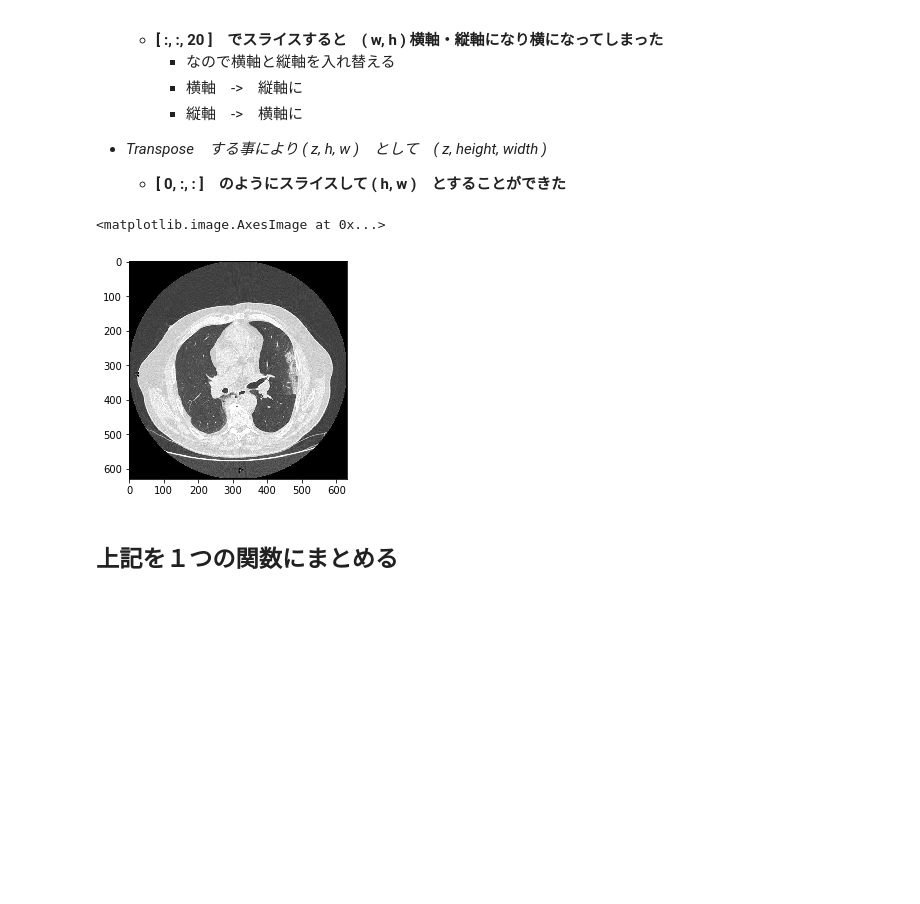
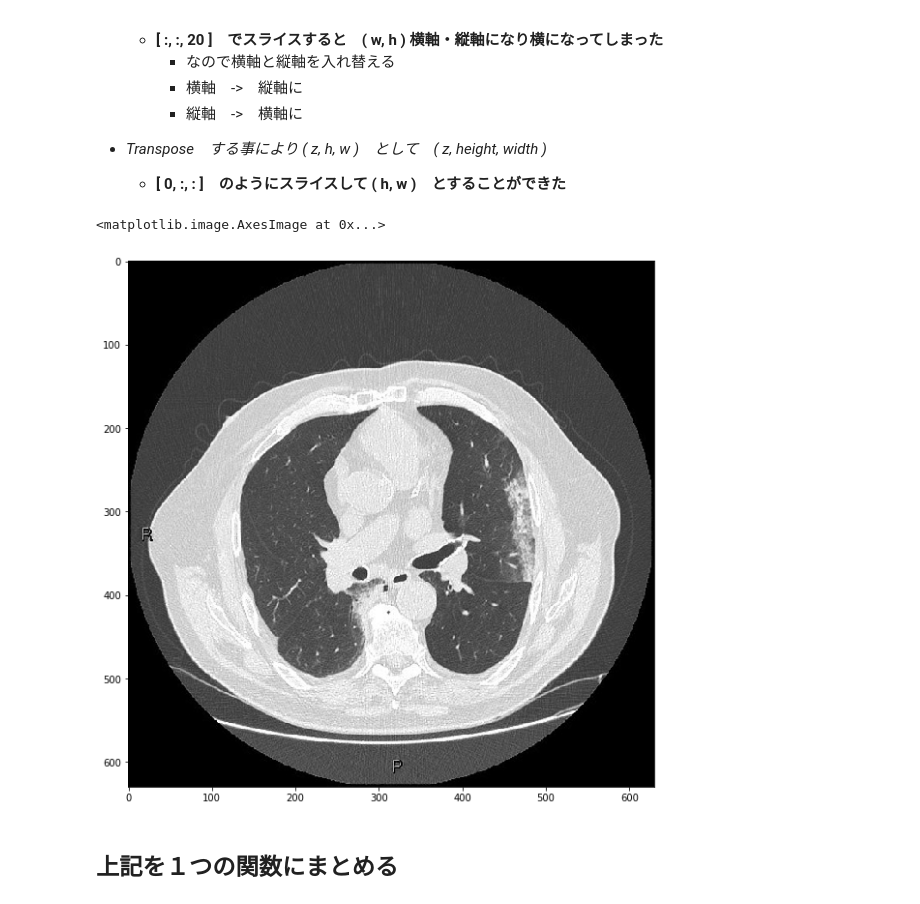
Before and after one commit to MoTo-LaBo/Python-data-science, a Jupyter notebook: CT MRI/nibabel.ipynb, the cells around one changed output. Drawn from its saved outputs; the diff is of its cells as text; code cells hidden in the pictures; blank space fills up the shorter version.

```diff
--- a/CT MRI/nibabel.ipynb
+++ b/CT MRI/nibabel.ipynb
@@ -93,11 +93,11 @@ data_t.shape
 - *Transpose　する事により ( z, h, w )　として　( z, height, width )*
     - **[ 0, :, : ]　のようにスライスして ( h, w )　とすることができた**
 # %%
-# plt.figure(figsize=(10,10))
+plt.figure(figsize=(10,10))
 plt.imshow(data_t[20, :, :], cmap='gray')
 # %% [output]
 <matplotlib.image.AxesImage at 0x...>
-[figure, old version]
+[figure, new version]
 # %% [markdown]
 ## 上記を１つの関数にまとめる
 # %%
```
Also changed, not shown: parts of 2 cells of this notebook.
